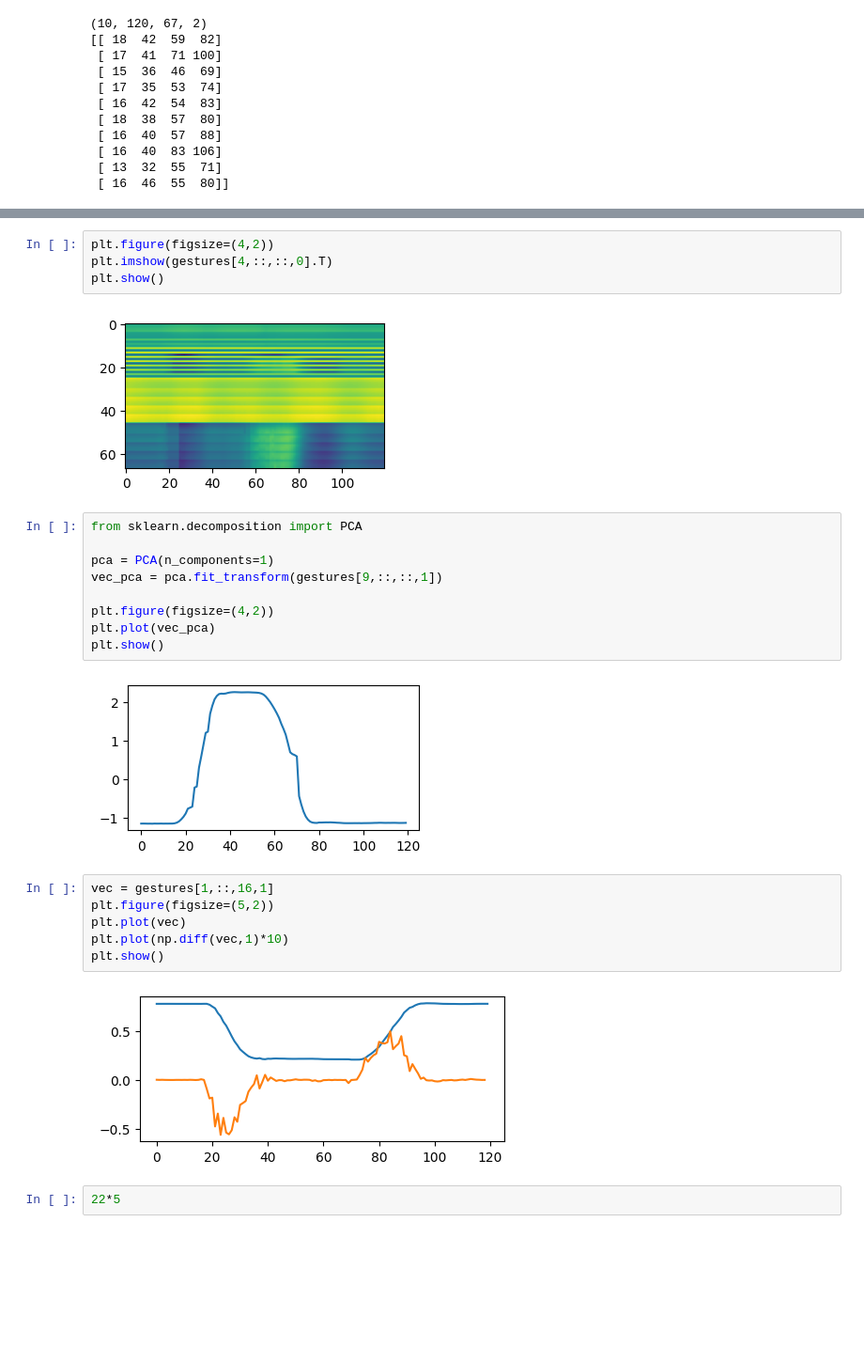
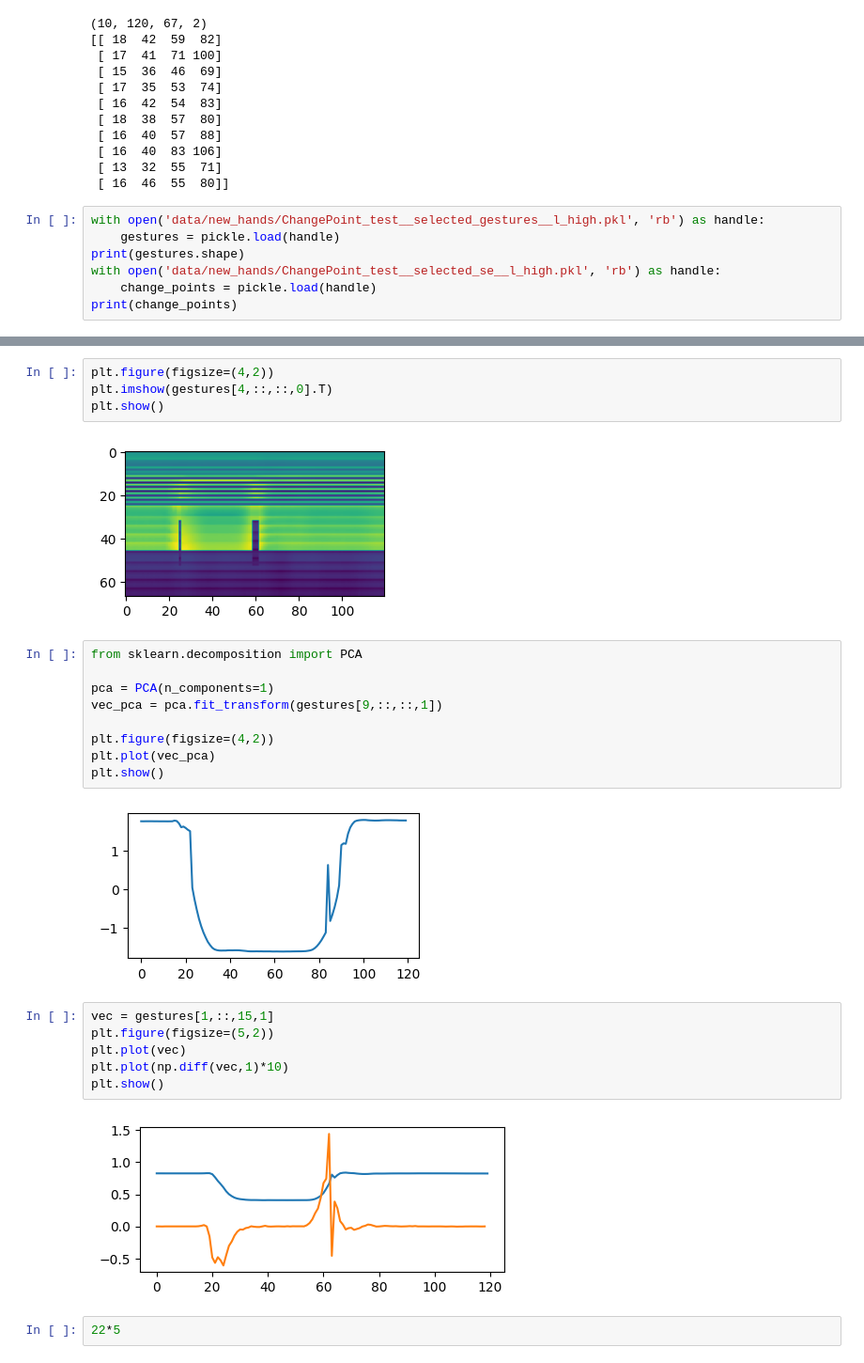
Before and after one commit to kotlyar-shapirov/Gesture_recognition, a Jupyter notebook: Segmentation_experiments/Segmentation of gestures exp1.ipynb, the cells around one changed output, grey strips where cells are left out. Shown: that part at 94% size. Cells and saved outputs as stored; diff of their text form; blank space fills up the shorter version.

```diff
--- a/Segmentation_experiments/Segmentation of gestures exp1.ipynb
+++ b/Segmentation_experiments/Segmentation of gestures exp1.ipynb
@@ -24,3 +24,10 @@ print(change_points)
  [ 16  40  83 106]
  [ 13  32  55  71]
  [ 16  46  55  80]]
+# %%
+with open('data/new_hands/ChangePoint_test__selected_gestures__l_high.pkl', 'rb') as handle:
+    gestures = pickle.load(handle)
+print(gestures.shape)
+with open('data/new_hands/ChangePoint_test__selected_se__l_high.pkl', 'rb') as handle:
+    change_points = pickle.load(handle)
+print(change_points)
@@ -33,7 +58,7 @@ plt.figure(figsize=(4,2))
 plt.imshow(gestures[4,::,::,0].T)
 plt.show()
 # %% [output]
-[figure, old version]
+[figure, new version]
 # %%
 from sklearn.decomposition import PCA
 
@@ -44,15 +69,15 @@ plt.figure(figsize=(4,2))
 plt.plot(vec_pca)
 plt.show()
 # %% [output]
-[figure, old version]
+[figure, new version]
 # %%
-vec = gestures[1,::,16,1]
+vec = gestures[1,::,15,1]
 plt.figure(figsize=(5,2))
 plt.plot(vec)
 plt.plot(np.diff(vec,1)*10)
 plt.show()
 # %% [output]
-[figure, old version]
+[figure, new version]
 # %%
 22*5
 # %% [output]
```
Also changed, not shown: parts of 9 cells of this notebook, 1 other file.
